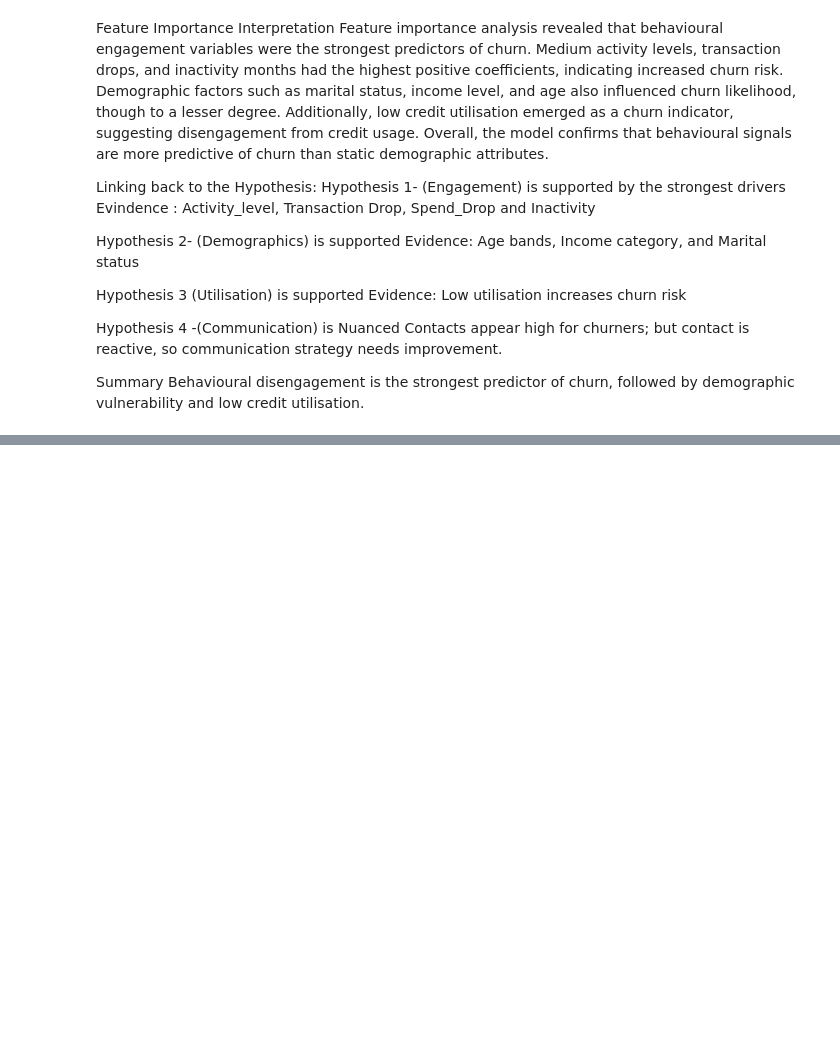
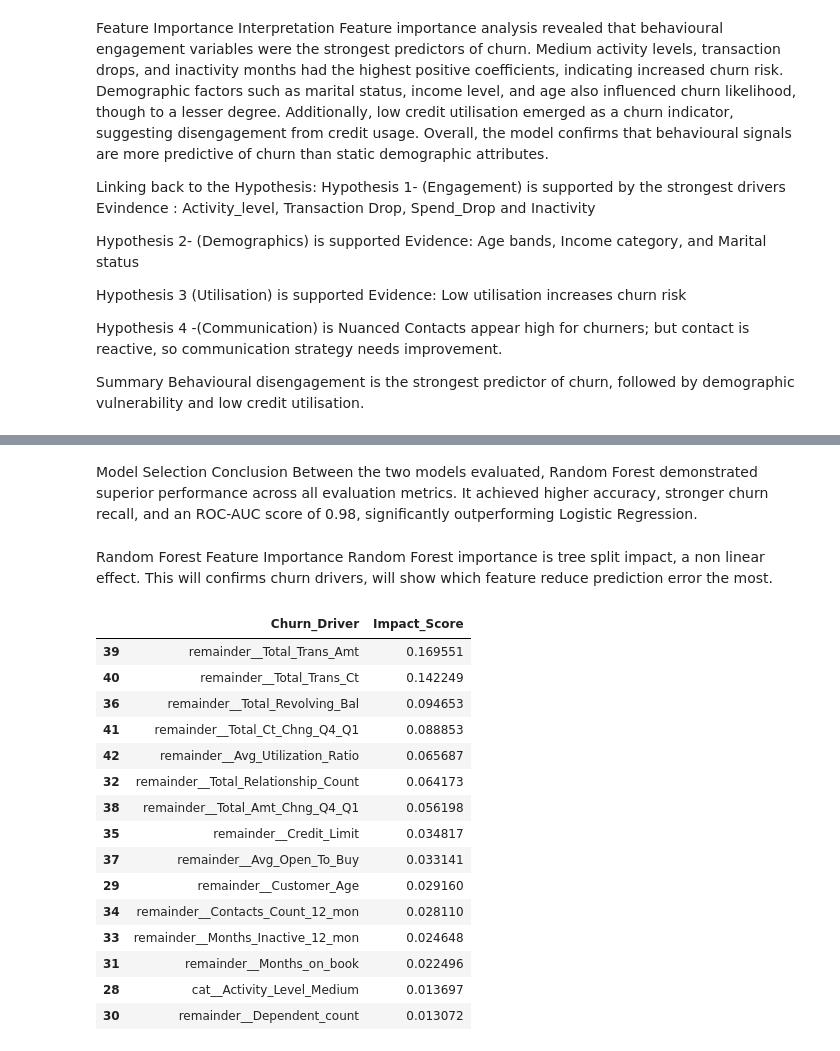
Before and after one commit to funmiafola/Credit_Card_Customer_Churn_Project, a Jupyter notebook: jupyter_notebooks/Machine Learning.ipynb, the cells around one changed output, grey strips where cells are left out. Drawn from its saved outputs; the diff is of its cells as text; code cells hidden in the pictures; blank space fills up the shorter version.

Commit message:
Random Forest ML

```diff
--- a/jupyter_notebooks/Machine Learning.ipynb
+++ b/jupyter_notebooks/Machine Learning.ipynb
@@ -110,7 +113,7 @@ A machine pipeline was built to automate preprocessing and model training. Categ
 # %%
 
 
-pipeline = Pipeline(
+churn_pipeline = Pipeline(
     steps=[
         ("preprocessor", preprocessor),
         ("model", LogisticRegression(max_iter=1000))
@@ -118,7 +121,7 @@ pipeline = Pipeline(
 )
 
 # Train
-pipeline.fit(X_train, y_train)
+churn_pipeline.fit(X_train, y_train)
 # %% [output]
 Pipeline(steps=[('preprocessor',
                  ColumnTransformer(remainder='passthrough',
@@ -292,0 +300,14 @@ Behavioural disengagement is the strongest predictor of churn, followed by demog
+# %%
+# Random Forest Pipeline
+churn_rf_pipeline = Pipeline(
+    steps=[
+        ("preprocessor", preprocessor),
+        ("model", RandomForestClassifier(
+            n_estimators=200,
+            random_state=42
+        ))
+    ]
+)
+# %%
+# Train
+churn_rf_pipeline.fit(X_train, y_train)
@@ -292,0 +378,43 @@ Behavioural disengagement is the strongest predictor of churn, followed by demog
+# %% [markdown]
+Model Selection Conclusion
+Between the two models evaluated, Random Forest demonstrated superior performance across all evaluation metrics. It achieved higher accuracy, stronger churn recall, and an ROC-AUC score of 0.98, significantly outperforming Logistic Regression.
+# %% [markdown]
+Random Forest Feature Importance
+Random Forest importance is tree split impact, a non linear effect. This will confirms churn drivers, will show which feature reduce prediction error the most.
+# %%
+# Random Forest Feature Importance
+#Extract feature names after encoding
+churn_drivers_rf = churn_rf_pipeline.named_steps[
+    "preprocessor"
+].get_feature_names_out()
+
+# Extract importance scores from Random Forest
+impact_scores_rf = churn_rf_pipeline.named_steps[
+    "model"
+].feature_importances_
+
+
+# Combine into dataframe
+churn_rf_importance_df = pd.DataFrame({
+    "Churn_Driver": churn_drivers_rf,
+    "Impact_Score": impact_scores_rf
+}).sort_values(by="Impact_Score", ascending=False)
+
+churn_rf_importance_df.head(15)
+# %% [output]
+|  | Churn_Driver | Impact_Score |
+| 39 | remainder__Total_Trans_Amt | 0.169551 |
+| 40 | remainder__Total_Trans_Ct | 0.142249 |
+| 36 | remainder__Total_Revolving_Bal | 0.094653 |
+| 41 | remainder__Total_Ct_Chng_Q4_Q1 | 0.088853 |
+| 42 | remainder__Avg_Utilization_Ratio | 0.065687 |
+| 32 | remainder__Total_Relationship_Count | 0.064173 |
+| 38 | remainder__Total_Amt_Chng_Q4_Q1 | 0.056198 |
+| 35 | remainder__Credit_Limit | 0.034817 |
+| 37 | remainder__Avg_Open_To_Buy | 0.033141 |
+| 29 | remainder__Customer_Age | 0.029160 |
+| 34 | remainder__Contacts_Count_12_mon | 0.028110 |
+| 33 | remainder__Months_Inactive_12_mon | 0.024648 |
+| 31 | remainder__Months_on_book | 0.022496 |
+| 28 | cat__Activity_Level_Medium | 0.013697 |
+| 30 | remainder__Dependent_count | 0.013072 |
```
Also changed, not shown: parts of 18 cells of this notebook.
